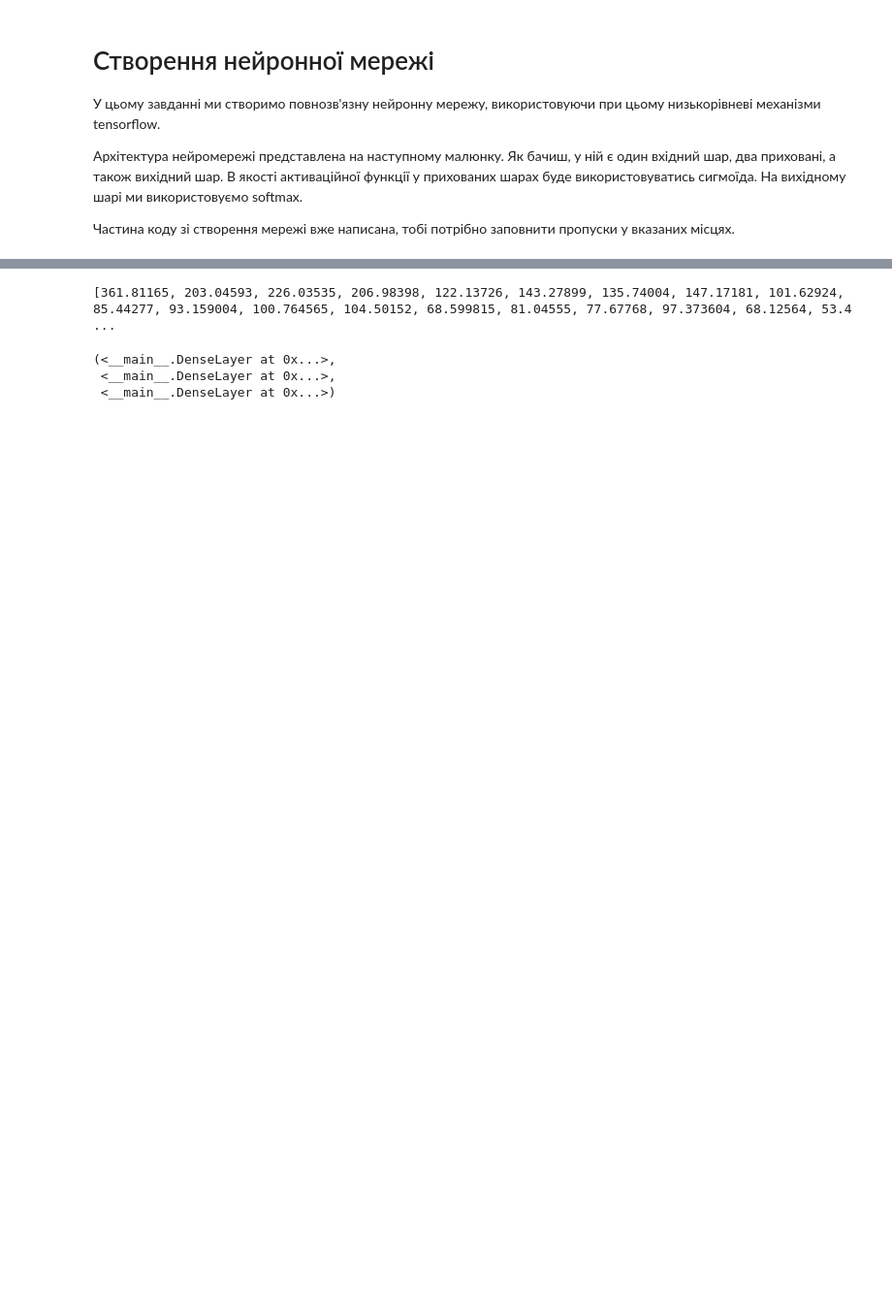
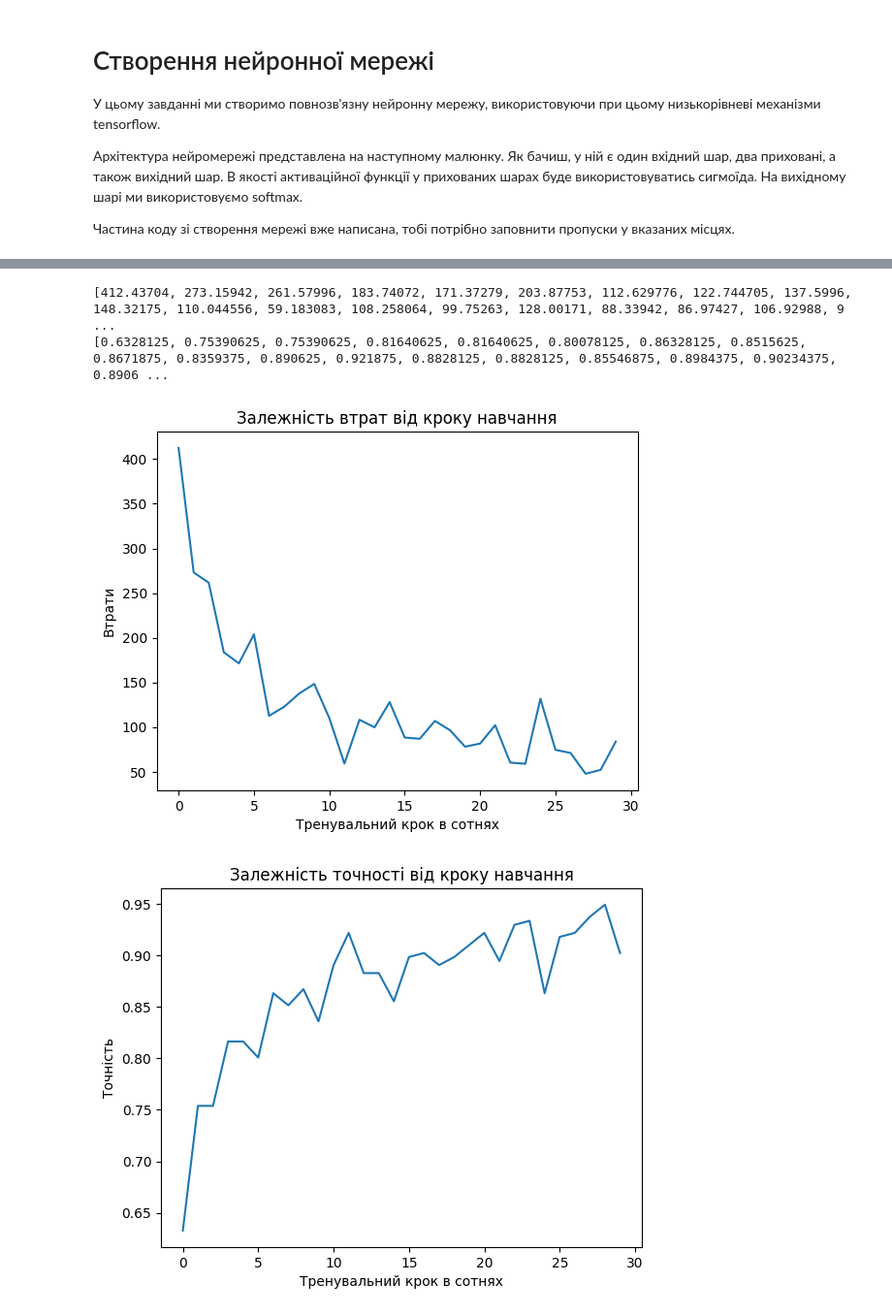
Before and after one commit to NikYurchik/Tutorial, a Jupyter notebook: DZ3-8/HW_8_new (1).ipynb, the cells around one changed output, grey strips where cells are left out. Shown: that part at 97% size. Saved outputs shown, nothing was run; the diff lists cells and outputs as text; code cells hidden in the pictures; blank space fills up the shorter version.

```diff
--- a/DZ3-8/HW_8_new (1).ipynb
+++ b/DZ3-8/HW_8_new (1).ipynb
@@ -117,16 +152,20 @@ def train(neural_net, input_x, output_y):
   optimizer = tf.optimizers.SGD(learning_rate)
 
   # Активація автоматичного диференціювання
-  with tf.GradientTape() as tape:
+  with tf.GradientTape() as g:
     pred = neural_net(input_x)
     loss = cross_entropy(pred, output_y)
 
-    # Отримаємо список оптимізованих параметрів   ?????
-    # Обчислимо за ними значення градієнта   ?????
-    grads = tape.gradient(loss, neural_net.trainable_variables)
+    # Отримаємо список оптимізованих параметрів
+    trainable_variables = neural_net.trainable_variables
 
-    # Модифікуємо параметри   ?????
-    optimizer.apply_gradients(zip(grads, neural_net.trainable_variables))
+    # Обчислимо за ними значення градієнта
+    gradients = g.gradient(loss, trainable_variables)
+
+    # Модифікуємо (оновимо) параметри
+    optimizer.apply_gradients(zip(gradients, trainable_variables))
+
+  return pred, loss
 # %%
 # Створимо екземпляр нейронної мережі
 neural_net = NN(name="mnist")
@@ -140,17 +179,19 @@ accuracy_history = [] # кожні display_step кроків зберігай в
 # із тренувального датасета train_data вилучи випадкову підмножину, на якій
 # відбудеться тренування. Використовуй метод take, доступний для тренувального датасета.
 for step, (batch_x, batch_y) in enumerate(train_data.take(training_steps), 1):
-    # Оновлюємо ваги нейронної мережі
-    train(neural_net, batch_x, batch_y)
+    # Навчання моделі
+    train_process = train(neural_net, batch_x, batch_y)
+    # Поточне значення втрат
+    current_loss = train_process[1]
+    # Поточне значення точності
+    current_accuracy = accuracy(train_process[0], batch_y)
 
-    if step % display_step == 0:
-        pred = neural_net(batch_x)
-        loss = cross_entropy(pred, batch_y)
-        # acc = accuracy(batch_y, pred)
-        loss_history.append(loss.numpy())
-        # accuracy_history.append(acc)
+    if step % display_step == 0:  # кожні 100 ітерацій ми будемо показувати поточне значення функції втрат і точності
+        loss_history.append(current_loss.numpy())
+        accuracy_history.append(current_accuracy.numpy())
 # %%
 print(loss_history)
-# print(accuracy_history)
+print(accuracy_history)
 # %% [output]
-[361.81165, 203.04593, 226.03535, 206.98398, 122.13726, 143.27899, 135.74004, 147.17181, 101.62924, 85.44277, 93.159004, 100.764565, 104.50152, 68.599815, 81.04555, 77.67768, 97.373604, 68.12564, 53.4 ...
+[412.43704, 273.15942, 261.57996, 183.74072, 171.37279, 203.87753, 112.629776, 122.744705, 137.5996, 148.32175, 110.044556, 59.183083, 108.258064, 99.75263, 128.00171, 88.33942, 86.97427, 106.92988, 9 ...
+[0.6328125, 0.75390625, 0.75390625, 0.81640625, 0.81640625, 0.80078125, 0.86328125, 0.8515625, 0.8671875, 0.8359375, 0.890625, 0.921875, 0.8828125, 0.8828125, 0.85546875, 0.8984375, 0.90234375, 0.8906 ...
@@ -175,17 +198,22 @@ print(f"Точність на тестовому наборі: {test_acc}")
-# %%
-neural_net.submodules
-# %% [output]
-(<__main__.DenseLayer at 0x...>,
- <__main__.DenseLayer at 0x...>,
- <__main__.DenseLayer at 0x...>)
 # %%
 # Виведіть графіки залежності зміни точності і втрат від кроку
 # Якщо все зроблено правильно, то точність повинна зростати, а втрати зменшуватись
 
 import matplotlib.pyplot as plt
 
 # Виведіть графік функції втрат
-# Місце для вашого коду
+plt.plot(loss_history)
+plt.xlabel('Тренувальний крок в сотнях')
+plt.ylabel('Втрати')
+plt.title('Залежність втрат від кроку навчання')
+plt.show()
 
 # Виведіть графік точності
-# Місце для вашого коду
+plt.plot(accuracy_history)
+plt.xlabel('Тренувальний крок в сотнях')
+plt.ylabel('Точність')
+plt.title('Залежність точності від кроку навчання')
+plt.show()
+# %% [output]
+[figure, added]
+[figure, added]
```
Also changed, not shown: parts of 10 cells of this notebook.
